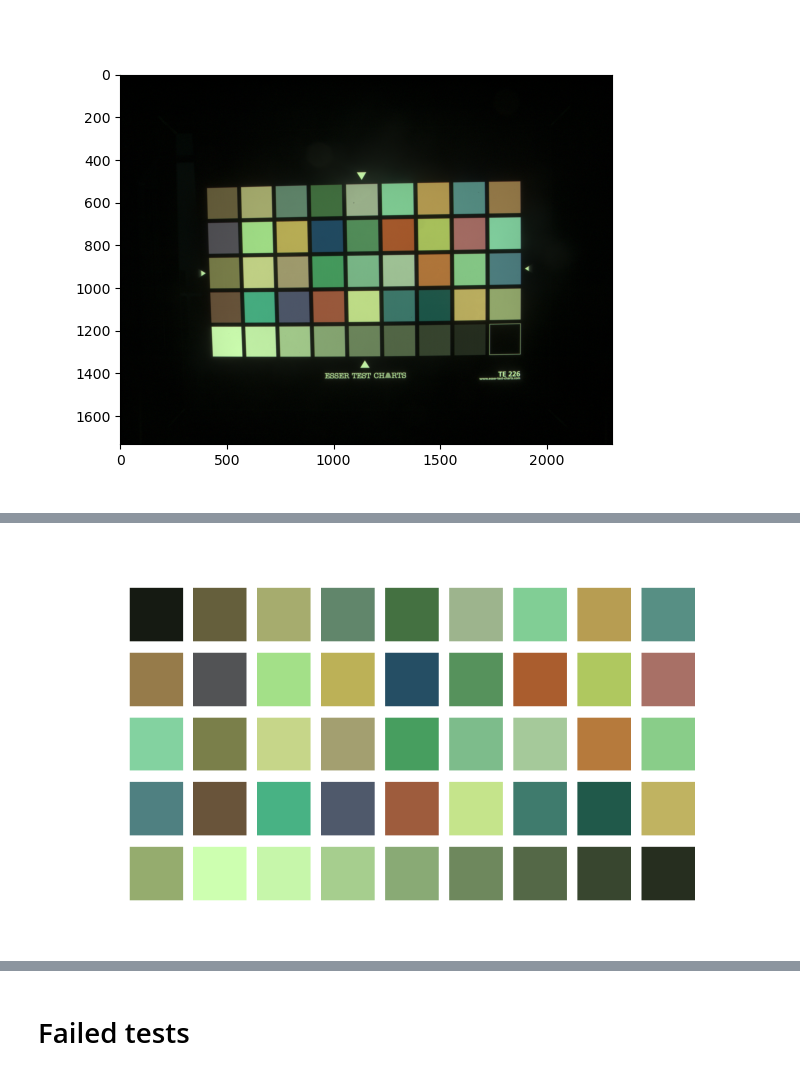
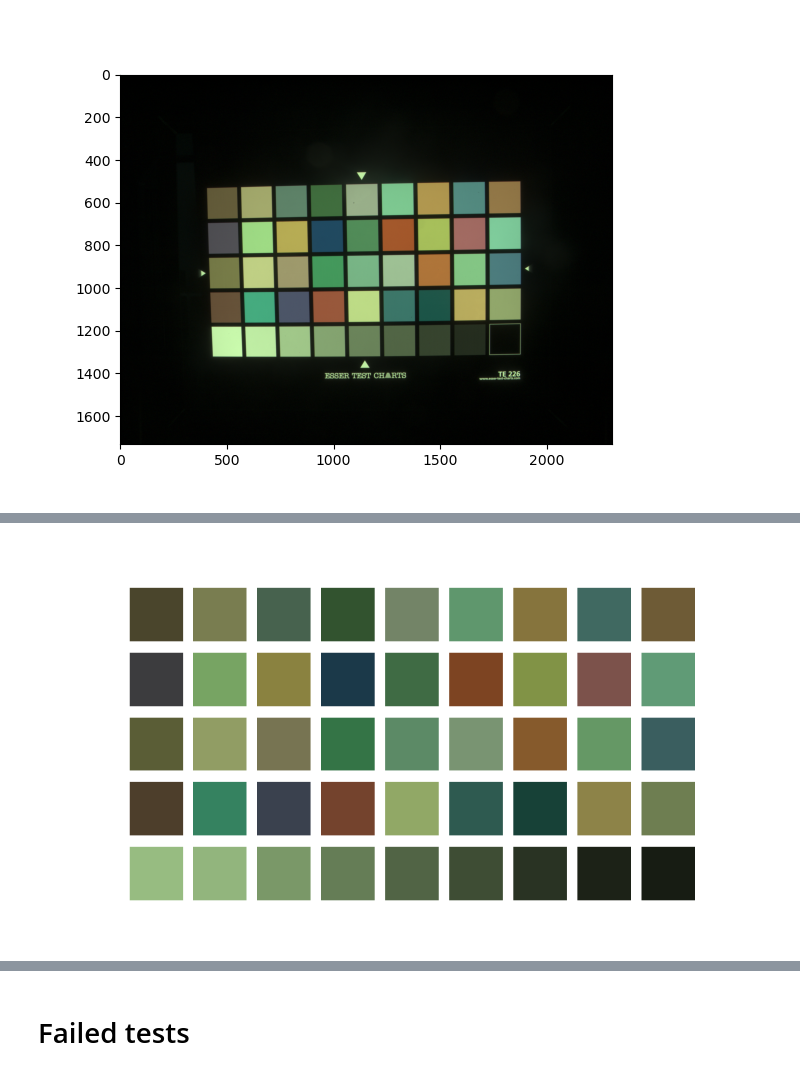
Before and after one commit to cs-413-cinestill/800t-emulation, a Jupyter notebook: color_transfer.ipynb, the cells around one changed output, grey strips where cells are left out. Drawn from its saved outputs; the diff is of its cells as text; code cells hidden in the pictures.

Commit message:
add white level integration

```diff
--- a/color_transfer.ipynb
+++ b/color_transfer.ipynb
@@ -19,12 +19,15 @@ thumb = ""
 processed = ""
 raw_colors = ""
 black_level = ""
+white_level = ""
 with rawpy.imread(image_path) as raw:
     raw_image = raw.raw_image_visible.copy()
     print(f"type: {raw.raw_type}")
     print(f"pattern: {raw.raw_pattern}: {raw.color_desc}")
-    black_level = raw.black_level_per_channel
+    black_level = raw.black_level_per_channel[0]
+    white_level = raw.camera_white_level_per_channel[0]
     print(f"black: {black_level}")
+    print(f"white: {white_level}")
     thumb = raw.extract_thumb().data
     processed = raw.postprocess()
     raw_colors = raw.raw_colors
@@ -57,8 +61,18 @@ Clipping input data to the valid range for imshow with RGB data ([0..1] for floa
 <matplotlib.image.AxesImage at 0x...>
 [figure]
 # %%
-black_level_corrected = np.maximum(demosaiced, black_level[0]) - black_level[0]
-black_level_corrected
+def fix_intensity_range(image: np.ndarray, black_level: int, white_level: int):
+    """
+    maps an array of voltage levels from sensor in RGB pixels to correct color intensity as given by sensor black and white level
+    :param image: 3D array (NxMxRGB) of voltage levels for RGB sensor
+    :param black_level: voltage readout for black, assuming identical level per pixel
+    :param white_level: voltage readout for white, assuming identical level per pixel
+    :return: array with adjusted range [black_level; white_level]
+    """
+    return np.maximum(np.minimum(image, white_level), black_level) - black_level
+
+level_corrected = fix_intensity_range(demosaiced, black_level, white_level)
+level_corrected
 # %% [output]
 array([[[0, 0, 0],
         [0, 0, 0],
@@ -78,15 +92,19 @@ array([[[0, 0, 0],
         [0, 0, 0],
         [0, 0, 0]]], dtype=uint16)
 # %%
-def invgamma(image, gamma=2.2):
-    """ converts an image of intensities to pixel values,
-    clipping the pixel values to [0,1]"""
-    image_0_to_1 = image/np.max(image)
+def invgamma(image, white_level, gamma=2.2):
+    """
+    convert image from int [black_level; white_level] scale to float [0, 1] scale with gamma correction
+    :param image: 3D numpy array (NxMxRGB) with values between [black_level; white_level]
+    :param gamma: gamma to use for gamma correction
+    :return: 3D numpy array (NxMxRGB) with values between [0; 1]
+    """
+    image_0_to_1 = image / white_level
     lower_bounder = np.maximum(image_0_to_1, 0)
     gamma_corrected = np.power(lower_bounder, 1/gamma)
     return np.minimum(gamma_corrected, 1)
 
-corrected = invgamma(black_level_corrected)
+corrected = invgamma(level_corrected, white_level)
 fig3 = plt.figure()
 plt.imshow(corrected)
 # %% [output]
@@ -210,23 +222,19 @@ plt.imshow(invgamma(black_level_corrected))
 # %%
-def plot_patches(patches: np.ndarray, num_patches_per_row: int):
-    inv_patches = invgamma(patches) # todo change
+def plot_patches(patches: np.ndarray, num_patches_per_row: int, white_level: int):
     num_cols = int(num_patches_per_row)
     num_rows = int(patches.shape[0]/num_patches_per_row)
     plt.figure(figsize=(num_cols, num_rows))
     for i in range(num_rows):
         for j in range(num_cols):
             plt.subplot(num_rows, num_cols, i*num_cols+j+1)
-            plt.imshow(np.expand_dims(inv_patches[i*num_cols+j],1))
-            # plt.imshow(np.expand_dims(invgamma(patches[i*num_cols+j]),1))
+            plt.imshow(np.expand_dims(invgamma(patches[i*num_cols+j], white_level),1))
             plt.axis('off')
 
 def extract_patches(image: np.ndarray, patch_location: np.ndarray):
     number_patches = int(np.max(patch_location))
-    extracted_colors = [np.mean(image[patch_location == i], axis=0) for i in range(number_patches)]
+    extracted_colors = [np.mean(image[patch_location == i+1], axis=0) for i in range(number_patches)]
     return np.expand_dims(np.array(extracted_colors),1)
 
-# plot_patches(extract_patches(black_level_corrected, new_CC), 9)
-
-plot_patches(extract_patches(black_level_corrected, new_CC), 9)
+plot_patches(extract_patches(level_corrected, new_CC), 9, white_level)
 # %% [output]
-[figure, old version]
+[figure, new version]
```
Also changed, not shown: parts of 4 cells of this notebook.
